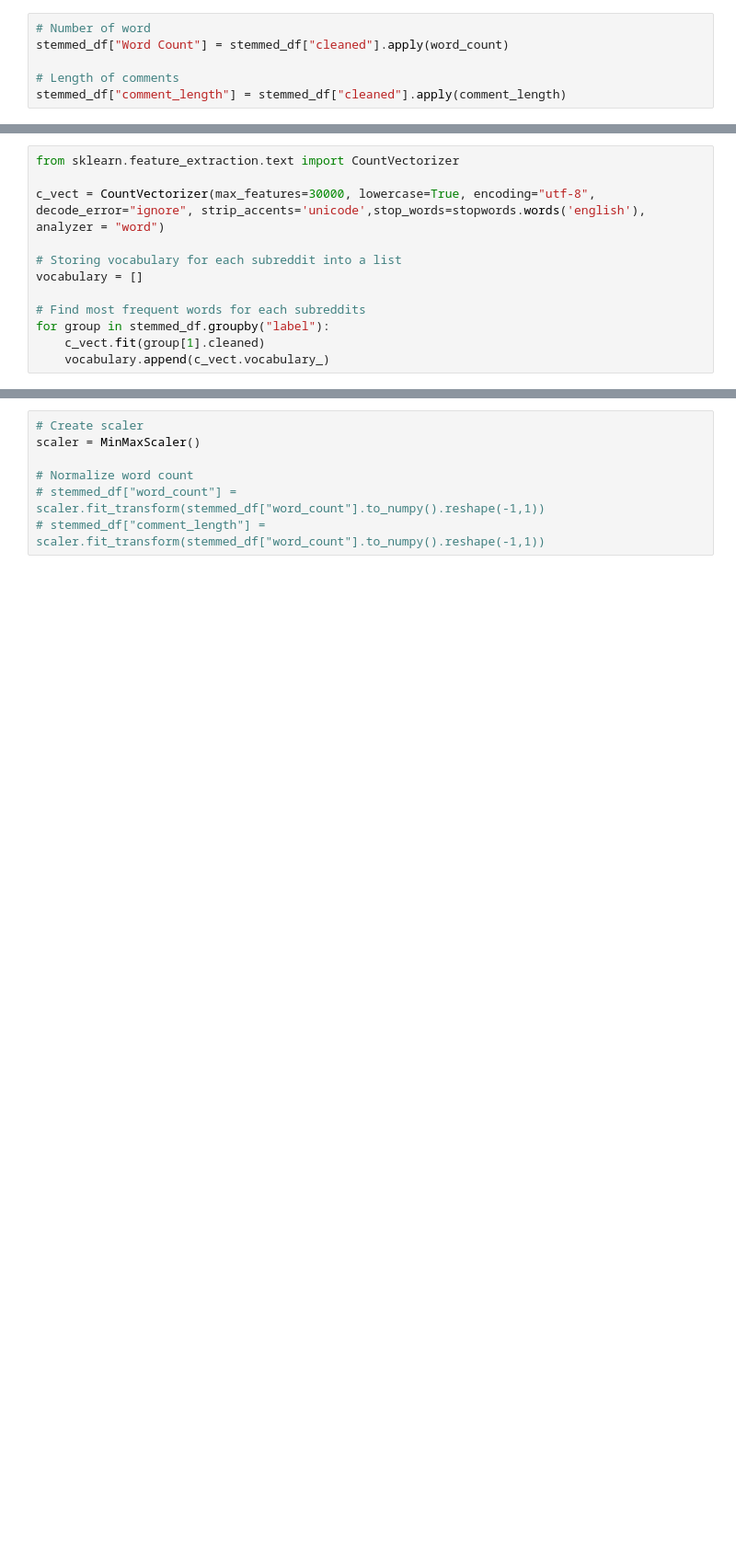
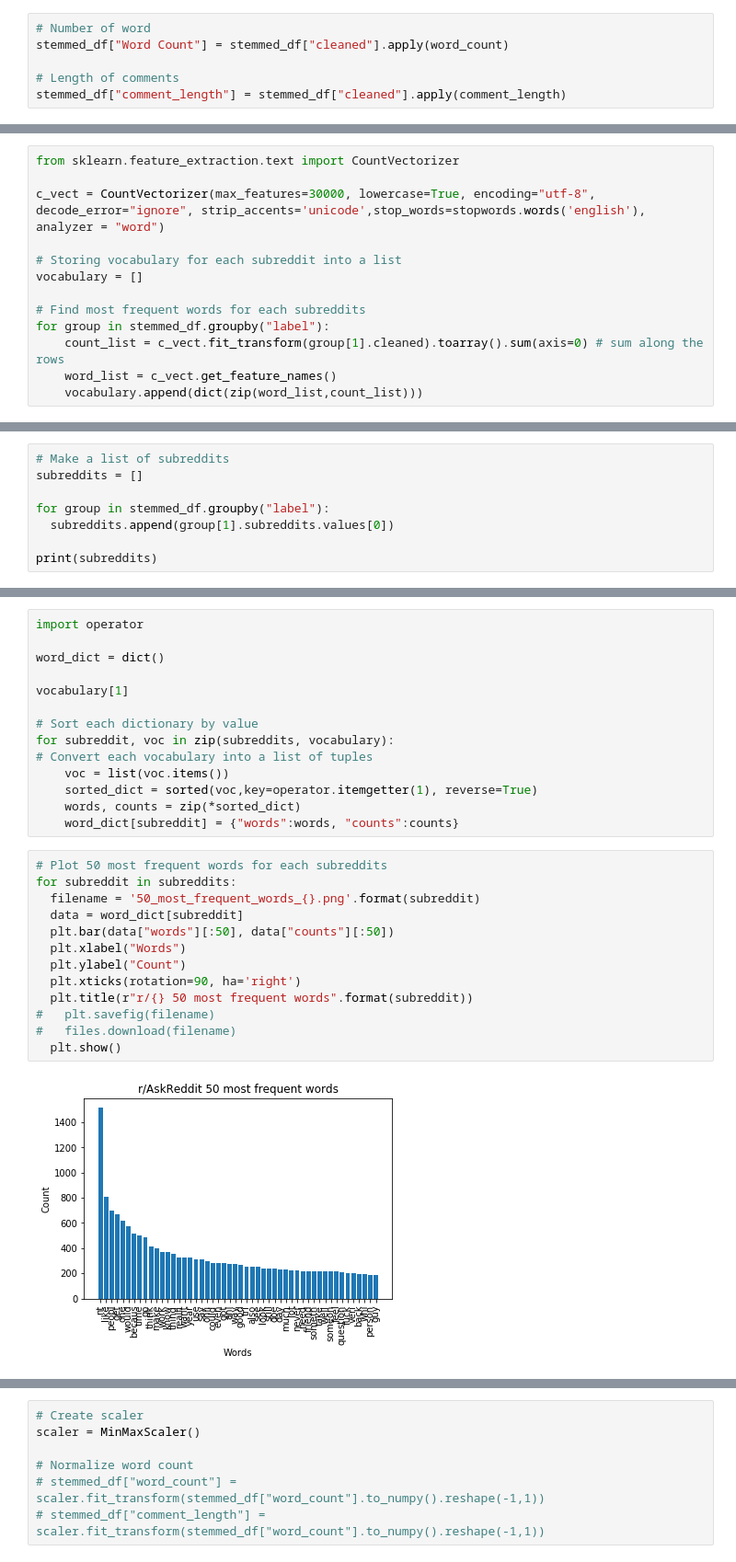
Before and after one commit to WilliamYkZhang/COMP551_A2, a Jupyter notebook: feature_engineering.ipynb, the cells around one changed output, grey strips where cells are left out. Shown at 92% size. Saved outputs shown, nothing was run; the diff lists cells and outputs as text; blank space fills up the shorter version.

Commit message:
Plotted 50 most/less frequent words

```diff
--- a/feature_engineering.ipynb
+++ b/feature_engineering.ipynb
@@ -56,5 +58,6 @@ vocabulary = []
 
 # Find most frequent words for each subreddits
 for group in stemmed_df.groupby("label"):
-    c_vect.fit(group[1].cleaned)
-    vocabulary.append(c_vect.vocabulary_)
+    count_list = c_vect.fit_transform(group[1].cleaned).toarray().sum(axis=0) # sum along the rows
+    word_list = c_vect.get_feature_names()
+    vocabulary.append(dict(zip(word_list,count_list)))
@@ -66,0 +64,8 @@ OrderedDict([('afraid', 468), ('get', 2482), ('addict', 436), ('fail', 2122), ('
+# %%
+# Make a list of subreddits
+subreddits = []
+
+for group in stemmed_df.groupby("label"):
+  subreddits.append(group[1].subreddits.values[0])
+
+print(subreddits)
@@ -66,0 +74,29 @@ OrderedDict([('afraid', 468), ('get', 2482), ('addict', 436), ('fail', 2122), ('
+# %%
+import operator
+
+word_dict = dict()
+
+vocabulary[1]
+
+# Sort each dictionary by value
+for subreddit, voc in zip(subreddits, vocabulary):
+# Convert each vocabulary into a list of tuples
+    voc = list(voc.items())
+    sorted_dict = sorted(voc,key=operator.itemgetter(1), reverse=True)
+    words, counts = zip(*sorted_dict)
+    word_dict[subreddit] = {"words":words, "counts":counts}
+# %%
+# Plot 50 most frequent words for each subreddits
+for subreddit in subreddits:
+  filename = '50_most_frequent_words_{}.png'.format(subreddit)
+  data = word_dict[subreddit]
+  plt.bar(data["words"][:50], data["counts"][:50])
+  plt.xlabel("Words")
+  plt.ylabel("Count")
+  plt.xticks(rotation=90, ha='right')
+  plt.title(r"r/{} 50 most frequent words".format(subreddit))
+#   plt.savefig(filename)
+#   files.download(filename)
+  plt.show()
+# %% [output]
+[figure, added]
```
Also changed, not shown: parts of 7 cells of this notebook.
